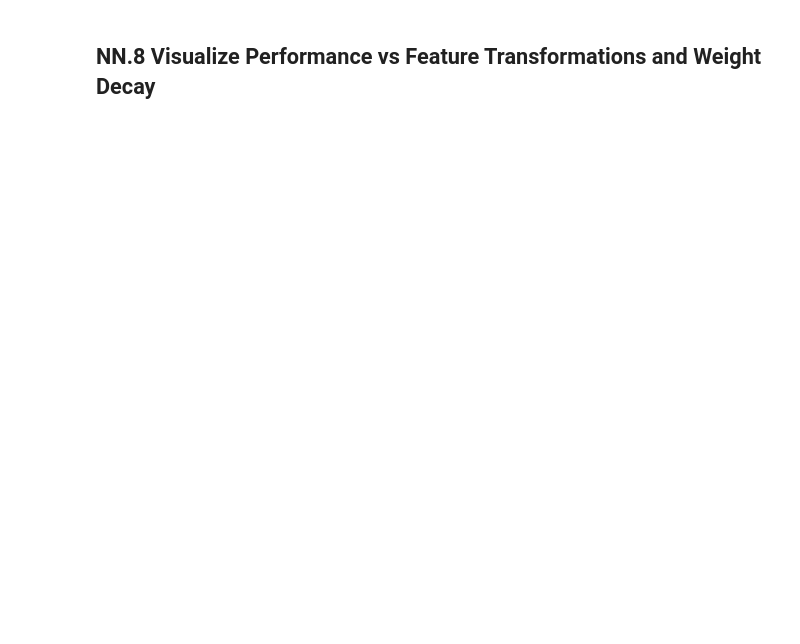
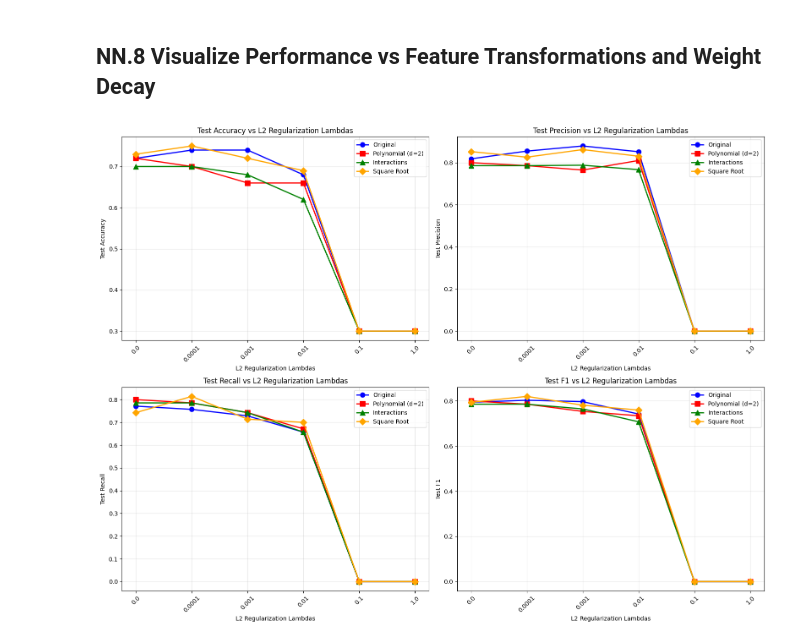
Before and after one commit to Zesan-Rahman/MachineLearningProject, a Jupyter notebook: Project.ipynb, the cells around one changed output. Saved outputs shown, nothing was run; the diff lists cells and outputs as text; code cells hidden in the pictures; blank space fills up the shorter version.

```diff
--- a/Project.ipynb
+++ b/Project.ipynb
@@ -1006,9 +1005,9 @@ for feat_name, (X_tr, X_v, X_te) in feature_sets.items():
             y_val_pred_proba = model(torch.FloatTensor(X_v).to(device)).cpu().numpy().flatten()
             y_test_pred_proba = model(torch.FloatTensor(X_te).to(device)).cpu().numpy().flatten()
 
-        y_train_pred = (y_train_pred_proba > 0.5).astype(int)
-        y_val_pred = (y_val_pred_proba > 0.5).astype(int)
-        y_test_pred = (y_test_pred_proba > 0.5).astype(int)
+        y_train_pred = (y_train_pred_proba > 0.7).astype(int)
+        y_val_pred = (y_val_pred_proba > 0.7).astype(int)
+        y_test_pred = (y_test_pred_proba > 0.7).astype(int)
 
         val_f1 = f1_score(y_val, y_val_pred)
         n_epochs = len(history['train_loss'])
@@ -1024,11 +1023,9 @@ for feat_name, (X_tr, X_v, X_te) in feature_sets.items():
             'val_precision': precision_score(y_val, y_val_pred),
             'val_recall': recall_score(y_val, y_val_pred),
             'val_f1': val_f1,
-            'val_roc_auc': roc_auc_score(y_val, y_val_pred_proba),
             'test_precision': precision_score(y_test, y_test_pred),
             'test_recall': recall_score(y_test, y_test_pred),
             'test_f1': f1_score(y_test, y_test_pred),
-            'test_roc_auc': roc_auc_score(y_test, y_test_pred_proba),
             'training_time': train_time,
             'final_train_loss': history['train_loss'][-1],
             'final_val_loss': history['val_loss'][-1]
@@ -1050,42 +1067,42 @@ nn_all_results_df.to_csv('nn_results.csv', index=False)
 # %% [markdown]
 ## NN.8 Visualize Performance vs Feature Transformations and Weight Decay
 # %%
-# Create visualization of results
 fig, axes = plt.subplots(2, 2, figsize=(16, 12))
+axes = axes.flatten()
 
 metrics = [
-    ('val_acc', 'Validation Accuracy', axes[0, 0]),
-    ('val_f1', 'Validation F1-Score', axes[0, 1]),
-    ('val_roc_auc', 'Validation ROC-AUC', axes[1, 0]),
-    ('training_time', 'Training Time (seconds)', axes[1, 1])
+    ('test_acc', 'Test Accuracy'),
+    ('test_precision', 'Test Precision'),
+    ('test_recall', 'Test Recall'),
+    ('test_f1', 'Test F1')
 ]
 
 colors = {'Original': 'blue', 'Polynomial (d=2)': 'red',
           'Interactions': 'green', 'Square Root': 'orange'}
+
 markers = {'Original': 'o', 'Polynomial (d=2)': 's',
            'Interactions': '^', 'Square Root': 'D'}
 
-# X-axis labels for weight decay values
 wd_labels = [str(wd) for wd in weight_decay_values]
 
-for metric, title, ax in metrics:
+for (metric, title), ax in zip(metrics, axes):
     for feat_name in nn_all_results_df['feature_version'].unique():
-        data = nn_all_results_df[nn_all_results_df['feature_version'] == feat_name].sort_values('weight_decay')
+        data = nn_all_results_df[nn_all_results_df['feature_version'] == feat_name] \
+               .sort_values('weight_decay')
 
         ax.plot(range(len(weight_decay_values)), data[metric],
-                marker=markers[feat_name],
-                color=colors[feat_name],
+                marker=markers[feat_name], color=colors[feat_name],
                 linewidth=2, markersize=8, label=feat_name)
 
-    ax.set_xlabel('Weight Decay (L2 Regularization)', fontsize=12, fontweight='bold')
-    ax.set_ylabel(title, fontsize=12, fontweight='bold')
-    ax.set_title(f'{title} vs Weight Decay\nand Feature Transformations',
-                 fontsize=13, fontweight='bold')
+    ax.set_xlabel('L2 Regularization Lambdas')
+    ax.set_ylabel(title)
+    ax.set_title(f'{title} vs L2 Regularization Lambdas')
     ax.set_xticks(range(len(weight_decay_values)))
-    ax.set_xticklabels(wd_labels, rotation=45, ha='right')
-    ax.legend(loc='best', fontsize=10)
+    ax.set_xticklabels(wd_labels, rotation=45)
+    ax.legend()
     ax.grid(True, alpha=0.3)
 
 plt.tight_layout()
-plt.savefig('nn_performance_comparison.png', dpi=300, bbox_inches='tight')
 plt.show()
+# %% [output]
+[figure, added]
```
Also changed, not shown: parts of 6 cells of this notebook.
